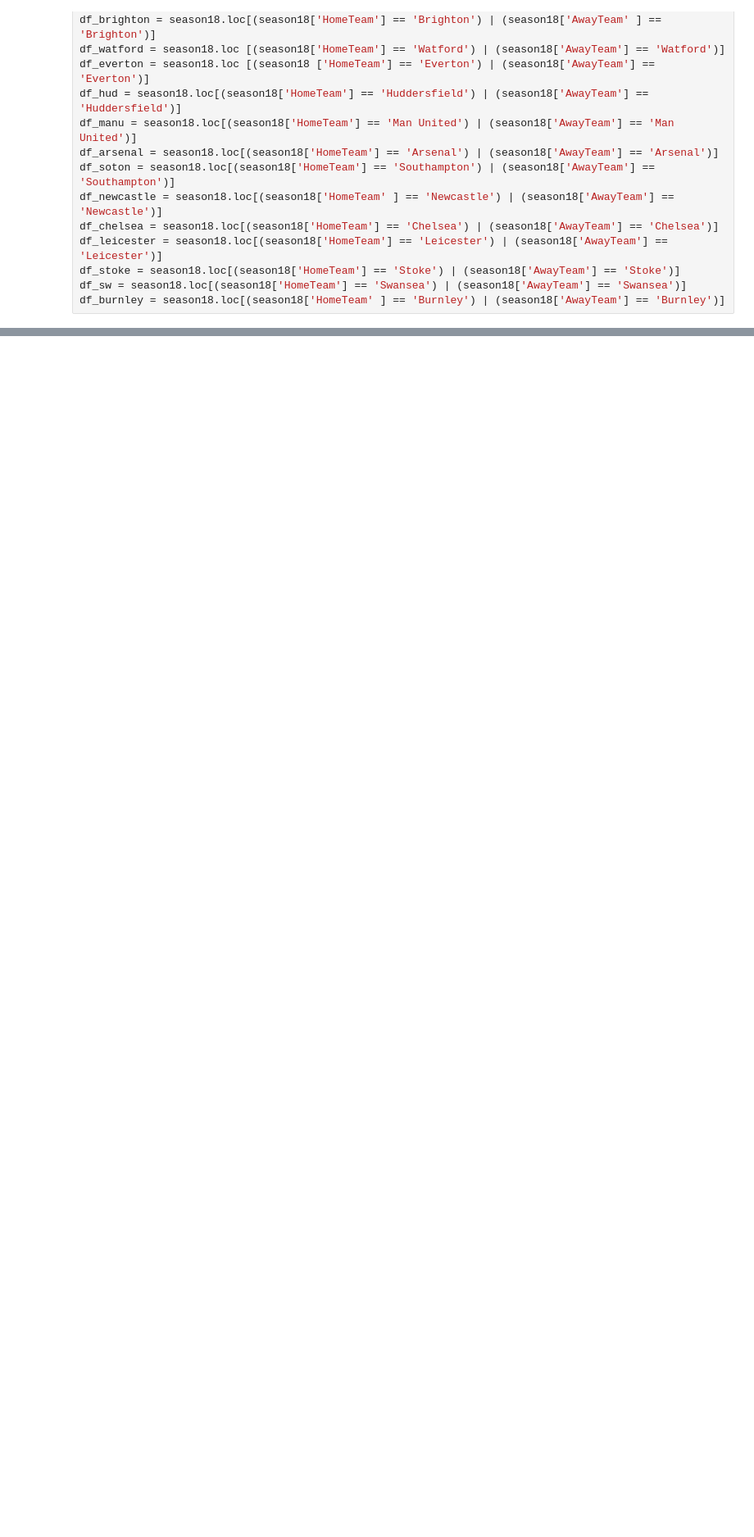
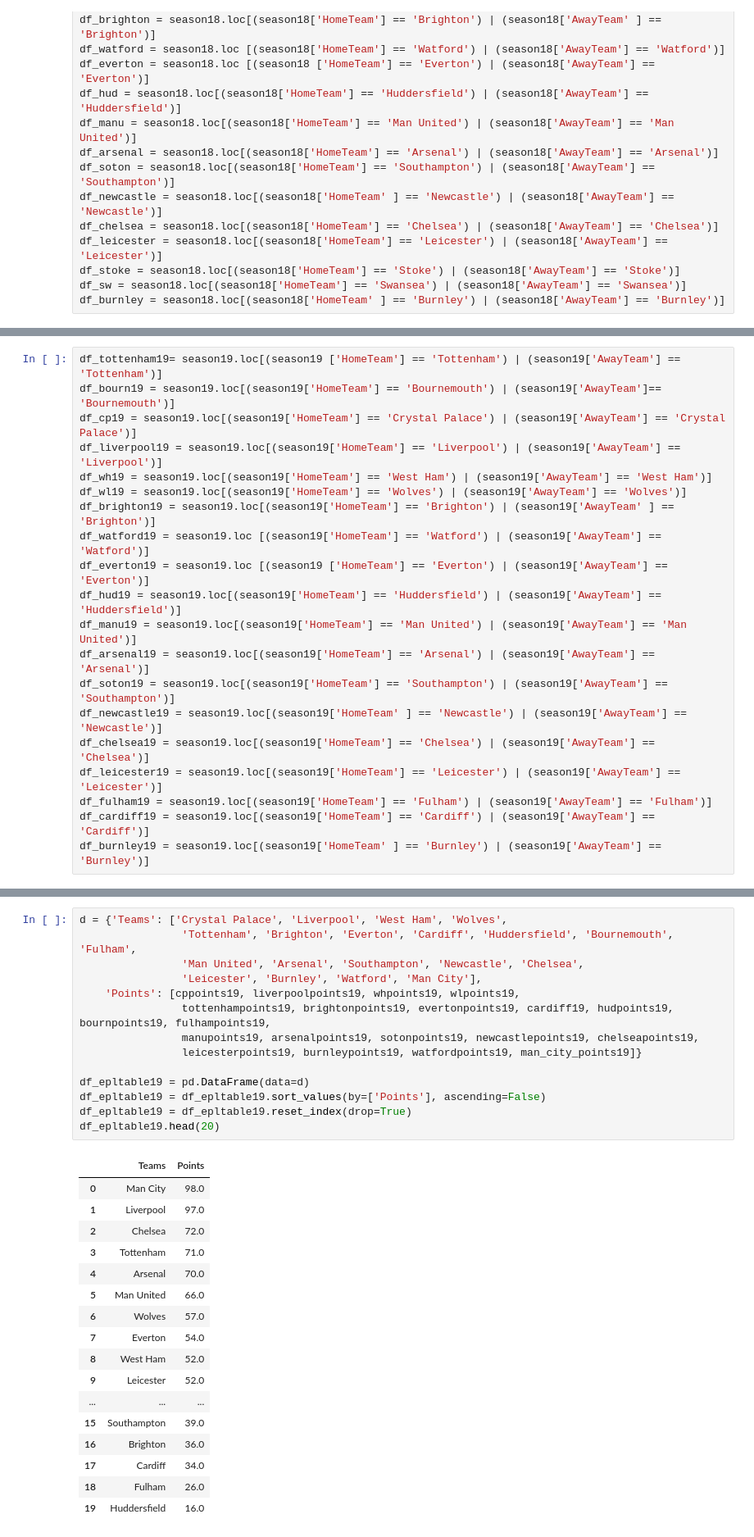
Before and after one commit to EstherOgutu/Premier-League-Prediction-Group-3-, a Jupyter notebook: Premier_League_Prediction.ipynb, the cells around one changed output, grey strips where cells are left out. Shown: that part at 82% size. Drawn from its saved outputs; the diff is of its cells as text; blank space fills up the shorter version.

```diff
--- a/Premier_League_Prediction.ipynb
+++ b/Premier_League_Prediction.ipynb
@@ -981,0 +1119,20 @@ df_epltable.head(20)
+# %%
+df_tottenham19= season19.loc[(season19 ['HomeTeam'] == 'Tottenham') | (season19['AwayTeam'] == 'Tottenham')]
+df_bourn19 = season19.loc[(season19['HomeTeam'] == 'Bournemouth') | (season19['AwayTeam']== 'Bournemouth')]
+df_cp19 = season19.loc[(season19['HomeTeam'] == 'Crystal Palace') | (season19['AwayTeam'] == 'Crystal Palace')]
+df_liverpool19 = season19.loc[(season19['HomeTeam'] == 'Liverpool') | (season19['AwayTeam'] == 'Liverpool')]
+df_wh19 = season19.loc[(season19['HomeTeam'] == 'West Ham') | (season19['AwayTeam'] == 'West Ham')]
+df_wl19 = season19.loc[(season19['HomeTeam'] == 'Wolves') | (season19['AwayTeam'] == 'Wolves')]
+df_brighton19 = season19.loc[(season19['HomeTeam'] == 'Brighton') | (season19['AwayTeam' ] == 'Brighton')]
+df_watford19 = season19.loc [(season19['HomeTeam'] == 'Watford') | (season19['AwayTeam'] == 'Watford')]
+df_everton19 = season19.loc [(season19 ['HomeTeam'] == 'Everton') | (season19['AwayTeam'] == 'Everton')]
+df_hud19 = season19.loc[(season19['HomeTeam'] == 'Huddersfield') | (season19['AwayTeam'] == 'Huddersfield')]
+df_manu19 = season19.loc[(season19['HomeTeam'] == 'Man United') | (season19['AwayTeam'] == 'Man United')]
+df_arsenal19 = season19.loc[(season19['HomeTeam'] == 'Arsenal') | (season19['AwayTeam'] == 'Arsenal')]
+df_soton19 = season19.loc[(season19['HomeTeam'] == 'Southampton') | (season19['AwayTeam'] == 'Southampton')]
+df_newcastle19 = season19.loc[(season19['HomeTeam' ] == 'Newcastle') | (season19['AwayTeam'] == 'Newcastle')]
+df_chelsea19 = season19.loc[(season19['HomeTeam'] == 'Chelsea') | (season19['AwayTeam'] == 'Chelsea')]
+df_leicester19 = season19.loc[(season19['HomeTeam'] == 'Leicester') | (season19['AwayTeam'] == 'Leicester')]
+df_fulham19 = season19.loc[(season19['HomeTeam'] == 'Fulham') | (season19['AwayTeam'] == 'Fulham')]
+df_cardiff19 = season19.loc[(season19['HomeTeam'] == 'Cardiff') | (season19['AwayTeam'] == 'Cardiff')]
+df_burnley19 = season19.loc[(season19['HomeTeam' ] == 'Burnley') | (season19['AwayTeam'] == 'Burnley')]
@@ -981,0 +1434,32 @@ df_epltable.head(20)
+# %%
+d = {'Teams': ['Crystal Palace', 'Liverpool', 'West Ham', 'Wolves',
+                'Tottenham', 'Brighton', 'Everton', 'Cardiff', 'Huddersfield', 'Bournemouth', 'Fulham',
+                'Man United', 'Arsenal', 'Southampton', 'Newcastle', 'Chelsea',
+                'Leicester', 'Burnley', 'Watford', 'Man City'],
+    'Points': [cppoints19, liverpoolpoints19, whpoints19, wlpoints19,
+                tottenhampoints19, brightonpoints19, evertonpoints19, cardiff19, hudpoints19, bournpoints19, fulhampoints19,
+                manupoints19, arsenalpoints19, sotonpoints19, newcastlepoints19, chelseapoints19,
+                leicesterpoints19, burnleypoints19, watfordpoints19, man_city_points19]}
+
+df_epltable19 = pd.DataFrame(data=d)
+df_epltable19 = df_epltable19.sort_values(by=['Points'], ascending=False)
+df_epltable19 = df_epltable19.reset_index(drop=True)
+df_epltable19.head(20)
+# %% [output]
+|  | Teams | Points |
+| 0 | Man City | 98.0 |
+| 1 | Liverpool | 97.0 |
+| 2 | Chelsea | 72.0 |
+| 3 | Tottenham | 71.0 |
+| 4 | Arsenal | 70.0 |
+| 5 | Man United | 66.0 |
+| 6 | Wolves | 57.0 |
+| 7 | Everton | 54.0 |
+| 8 | West Ham | 52.0 |
+| 9 | Leicester | 52.0 |
+| ... | ... | ... |
+| 15 | Southampton | 39.0 |
+| 16 | Brighton | 36.0 |
+| 17 | Cardiff | 34.0 |
+| 18 | Fulham | 26.0 |
+| 19 | Huddersfield | 16.0 |
```
Also changed, not shown: parts of 10 cells of this notebook.
